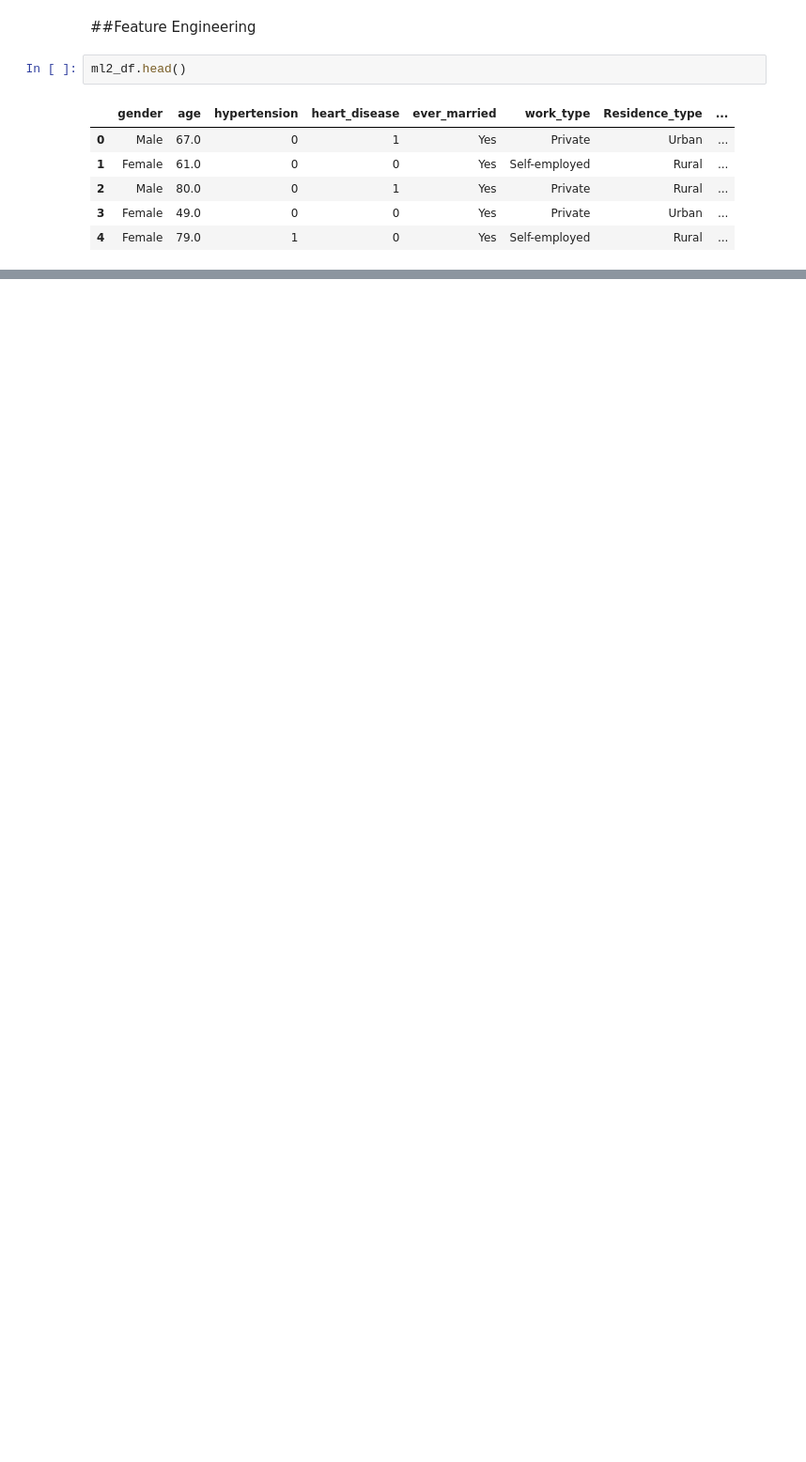
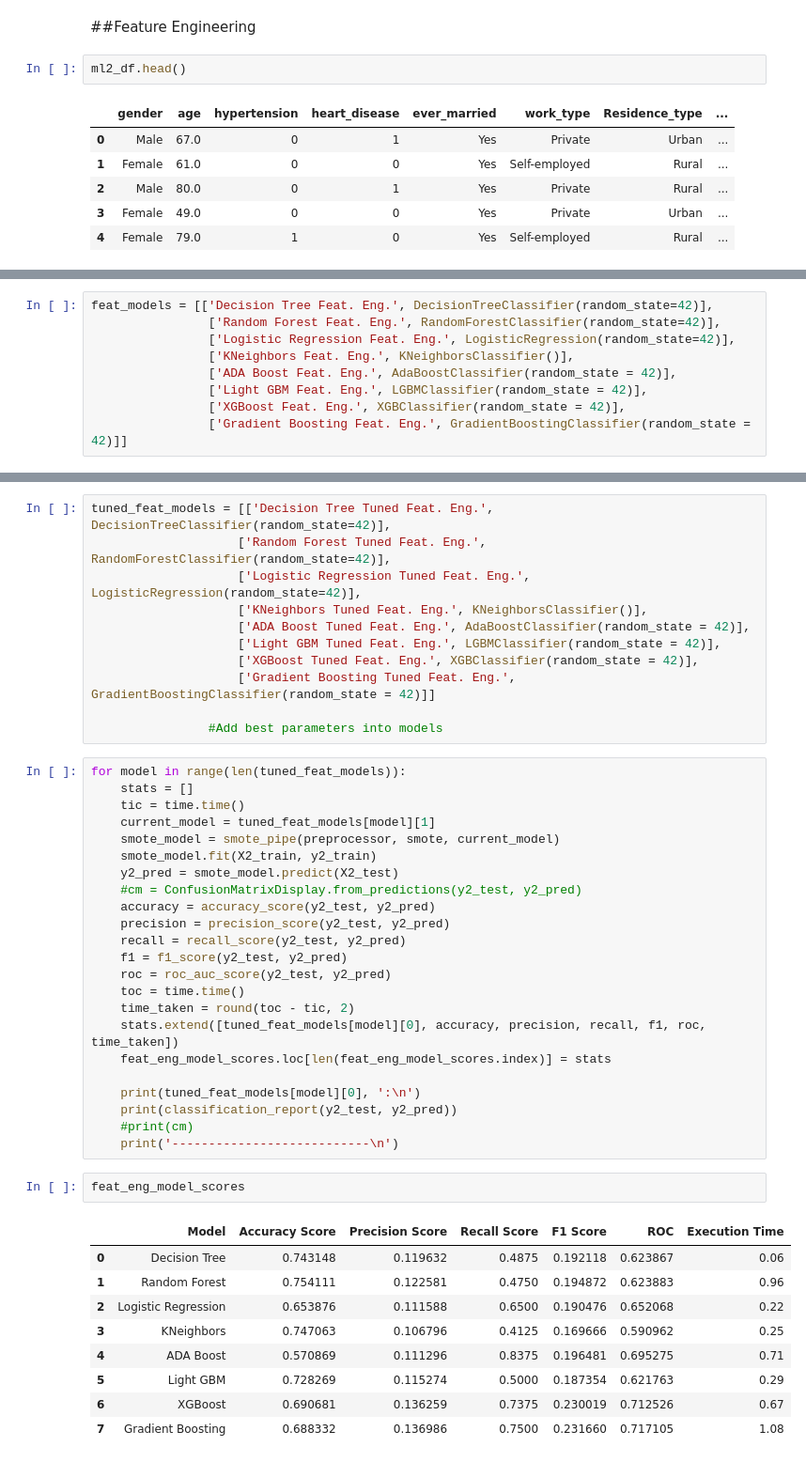
Before and after one commit to coding-dojo-data-science/Project-2-exemplar, a Jupyter notebook: Stroke_Prediction_Project.ipynb, the cells around one changed output, grey strips where cells are left out. Shown at 94% size. Drawn from its saved outputs; the diff is of its cells as text; blank space fills up the shorter version.

```diff
--- a/Stroke_Prediction_Project.ipynb
+++ b/Stroke_Prediction_Project.ipynb
@@ -737,0 +835,9 @@ ml2_df.head()
+# %%
+feat_models = [['Decision Tree Feat. Eng.', DecisionTreeClassifier(random_state=42)],
+                ['Random Forest Feat. Eng.', RandomForestClassifier(random_state=42)],
+                ['Logistic Regression Feat. Eng.', LogisticRegression(random_state=42)],
+                ['KNeighbors Feat. Eng.', KNeighborsClassifier()],
+                ['ADA Boost Feat. Eng.', AdaBoostClassifier(random_state = 42)],
+                ['Light GBM Feat. Eng.', LGBMClassifier(random_state = 42)],
+                ['XGBoost Feat. Eng.', XGBClassifier(random_state = 42)],
+                ['Gradient Boosting Feat. Eng.', GradientBoostingClassifier(random_state = 42)]]
@@ -737,0 +887,46 @@ ml2_df.head()
+# %%
+tuned_feat_models = [['Decision Tree Tuned Feat. Eng.', DecisionTreeClassifier(random_state=42)],
+                    ['Random Forest Tuned Feat. Eng.', RandomForestClassifier(random_state=42)],
+                    ['Logistic Regression Tuned Feat. Eng.', LogisticRegression(random_state=42)],
+                    ['KNeighbors Tuned Feat. Eng.', KNeighborsClassifier()],
+                    ['ADA Boost Tuned Feat. Eng.', AdaBoostClassifier(random_state = 42)],
+                    ['Light GBM Tuned Feat. Eng.', LGBMClassifier(random_state = 42)],
+                    ['XGBoost Tuned Feat. Eng.', XGBClassifier(random_state = 42)],
+                    ['Gradient Boosting Tuned Feat. Eng.', GradientBoostingClassifier(random_state = 42)]]
+
+                #Add best parameters into models
+# %%
+for model in range(len(tuned_feat_models)):
+    stats = []
+    tic = time.time()
+    current_model = tuned_feat_models[model][1]
+    smote_model = smote_pipe(preprocessor, smote, current_model)
+    smote_model.fit(X2_train, y2_train)
+    y2_pred = smote_model.predict(X2_test)
+    #cm = ConfusionMatrixDisplay.from_predictions(y2_test, y2_pred)
+    accuracy = accuracy_score(y2_test, y2_pred)
+    precision = precision_score(y2_test, y2_pred)
+    recall = recall_score(y2_test, y2_pred)
+    f1 = f1_score(y2_test, y2_pred)
+    roc = roc_auc_score(y2_test, y2_pred)
+    toc = time.time()
+    time_taken = round(toc - tic, 2)
+    stats.extend([tuned_feat_models[model][0], accuracy, precision, recall, f1, roc, time_taken])
+    feat_eng_model_scores.loc[len(feat_eng_model_scores.index)] = stats
+
+    print(tuned_feat_models[model][0], ':\n')
+    print(classification_report(y2_test, y2_pred))
+    #print(cm)
+    print('---------------------------\n')
+# %%
+feat_eng_model_scores
+# %% [output]
+|  | Model | Accuracy Score | Precision Score | Recall Score | F1 Score | ROC | Execution Time |
+| 0 | Decision Tree | 0.743148 | 0.119632 | 0.4875 | 0.192118 | 0.623867 | 0.06 |
+| 1 | Random Forest | 0.754111 | 0.122581 | 0.4750 | 0.194872 | 0.623883 | 0.96 |
+| 2 | Logistic Regression | 0.653876 | 0.111588 | 0.6500 | 0.190476 | 0.652068 | 0.22 |
+| 3 | KNeighbors | 0.747063 | 0.106796 | 0.4125 | 0.169666 | 0.590962 | 0.25 |
+| 4 | ADA Boost | 0.570869 | 0.111296 | 0.8375 | 0.196481 | 0.695275 | 0.71 |
+| 5 | Light GBM | 0.728269 | 0.115274 | 0.5000 | 0.187354 | 0.621763 | 0.29 |
+| 6 | XGBoost | 0.690681 | 0.136259 | 0.7375 | 0.230019 | 0.712526 | 0.67 |
+| 7 | Gradient Boosting | 0.688332 | 0.136986 | 0.7500 | 0.231660 | 0.717105 | 1.08 |
```
Also changed, not shown: parts of 23 cells of this notebook.
